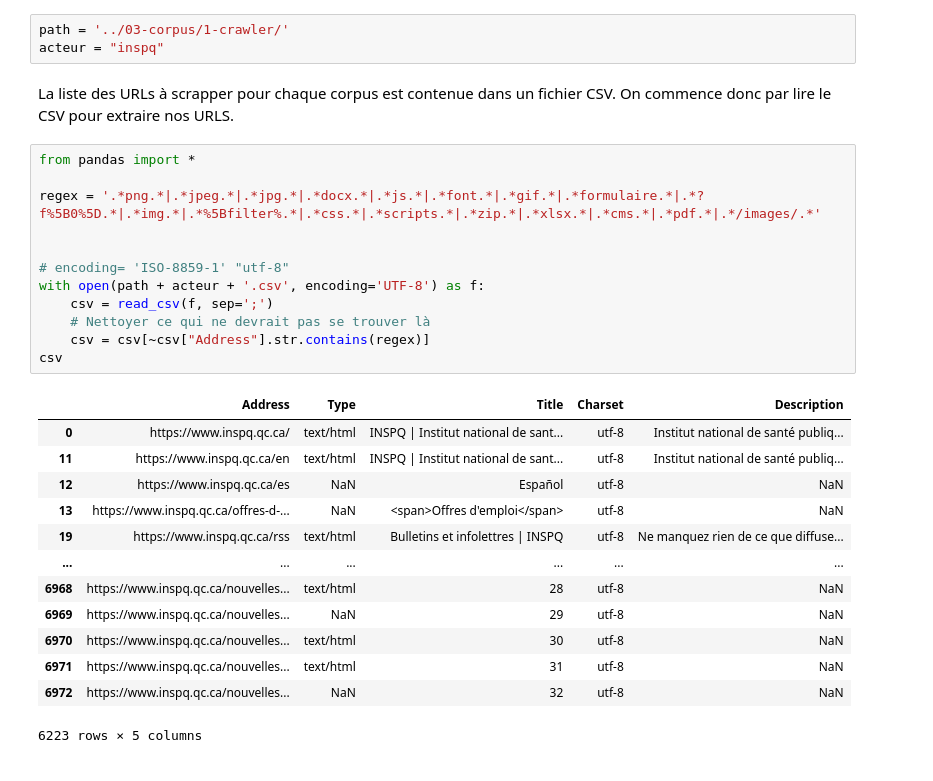
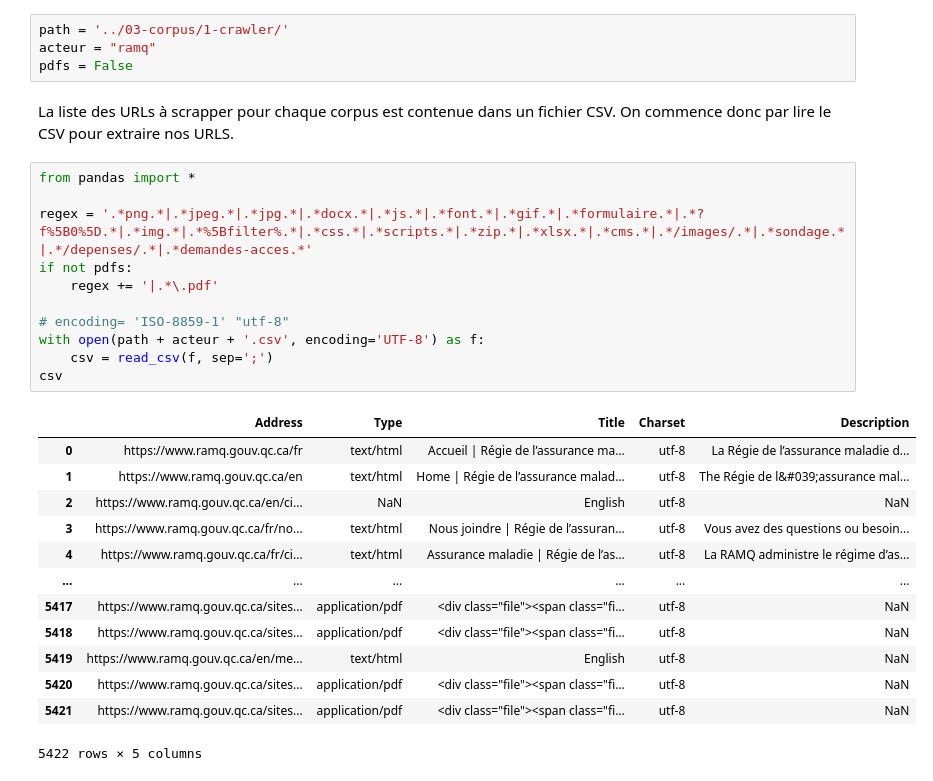
Before and after one commit to Camille-Demers/text-mining-project, a Jupyter notebook: 00-Jupyter-Notebooks/1_Corpus copy.ipynb, the cells around one changed output. Cells and saved outputs as stored; diff of their text form.

```diff
--- a/00-Jupyter-Notebooks/1_Corpus copy.ipynb
+++ b/00-Jupyter-Notebooks/1_Corpus copy.ipynb
@@ -13,33 +13,33 @@ https://home.snafu.de/tilman/xenulink.html
 Réf : https://realpython.com/python-web-scraping-practical-introduction/
 # %%
 path = '../03-corpus/1-crawler/'
-acteur = "inspq"
+acteur = "ramq"
+pdfs = False
 # %% [markdown]
 La liste des URLs à scrapper pour chaque corpus est contenue dans un fichier CSV.
 On commence donc par lire le CSV pour extraire nos URLS.
 # %%
 from pandas import *
 
-regex = '.*png.*|.*jpeg.*|.*jpg.*|.*docx.*|.*js.*|.*font.*|.*gif.*|.*formulaire.*|.*?f%5B0%5D.*|.*img.*|.*%5Bfilter%.*|.*css.*|.*scripts.*|.*zip.*|.*xlsx.*|.*cms.*|.*pdf.*|.*/images/.*'
-
+regex = '.*png.*|.*jpeg.*|.*jpg.*|.*docx.*|.*js.*|.*font.*|.*gif.*|.*formulaire.*|.*?f%5B0%5D.*|.*img.*|.*%5Bfilter%.*|.*css.*|.*scripts.*|.*zip.*|.*xlsx.*|.*cms.*|.*/images/.*|.*sondage.*|.*/depenses/.*|.*demandes-acces.*'
+if not pdfs:
+    regex += '|.*\.pdf'
 
 # encoding= 'ISO-8859-1' "utf-8"
 with open(path + acteur + '.csv', encoding='UTF-8') as f:
     csv = read_csv(f, sep=';')
-    # Nettoyer ce qui ne devrait pas se trouver là
-    csv = csv[~csv["Address"].str.contains(regex)]
 csv
 # %% [output]
 |  | Address | Type | Title | Charset | Description |
-| 0 | https://www.inspq.qc.ca/ | text/html | INSPQ | Institut national de sant... | utf-8 | Institut national de santé publiq... |
-| 11 | https://www.inspq.qc.ca/en | text/html | INSPQ | Institut national de sant... | utf-8 | Institut national de santé publiq... |
-| 12 | https://www.inspq.qc.ca/es | NaN | Español | utf-8 | NaN |
-| 13 | https://www.inspq.qc.ca/offres-d-... | NaN | <span>Offres d'emploi</span> | utf-8 | NaN |
-| 19 | https://www.inspq.qc.ca/rss | text/html | Bulletins et infolettres | INSPQ | utf-8 | Ne manquez rien de ce que diffuse... |
+| 0 | https://www.ramq.gouv.qc.ca/fr | text/html | Accueil | Régie de l’assurance ma... | utf-8 | La Régie de l’assurance maladie d... |
+| 1 | https://www.ramq.gouv.qc.ca/en | text/html | Home | Régie de l’assurance malad... | utf-8 | The Régie de l&#039;assurance mal... |
+| 2 | https://www.ramq.gouv.qc.ca/en/ci... | NaN | English | utf-8 | NaN |
+| 3 | https://www.ramq.gouv.qc.ca/fr/no... | text/html | Nous joindre | Régie de l’assuran... | utf-8 | Vous avez des questions ou besoin... |
+| 4 | https://www.ramq.gouv.qc.ca/fr/ci... | text/html | Assurance maladie | Régie de l’as... | utf-8 | La RAMQ administre le régime d’as... |
 | ... | ... | ... | ... | ... | ... |
-| 6968 | https://www.inspq.qc.ca/nouvelles... | text/html | 28 | utf-8 | NaN |
-| 6969 | https://www.inspq.qc.ca/nouvelles... | NaN | 29 | utf-8 | NaN |
-| 6970 | https://www.inspq.qc.ca/nouvelles... | text/html | 30 | utf-8 | NaN |
-| 6971 | https://www.inspq.qc.ca/nouvelles... | text/html | 31 | utf-8 | NaN |
-| 6972 | https://www.inspq.qc.ca/nouvelles... | NaN | 32 | utf-8 | NaN |
+| 5417 | https://www.ramq.gouv.qc.ca/sites... | application/pdf | <div class="file"><span class="fi... | utf-8 | NaN |
+| 5418 | https://www.ramq.gouv.qc.ca/sites... | application/pdf | <div class="file"><span class="fi... | utf-8 | NaN |
+| 5419 | https://www.ramq.gouv.qc.ca/en/me... | text/html | English | utf-8 | NaN |
+| 5420 | https://www.ramq.gouv.qc.ca/sites... | application/pdf | <div class="file"><span class="fi... | utf-8 | NaN |
+| 5421 | https://www.ramq.gouv.qc.ca/sites... | application/pdf | <div class="file"><span class="fi... | utf-8 | NaN |
-6223 rows × 5 columns
+5422 rows × 5 columns
```
Also changed, not shown: parts of 8 cells of this notebook, 2 other files.
